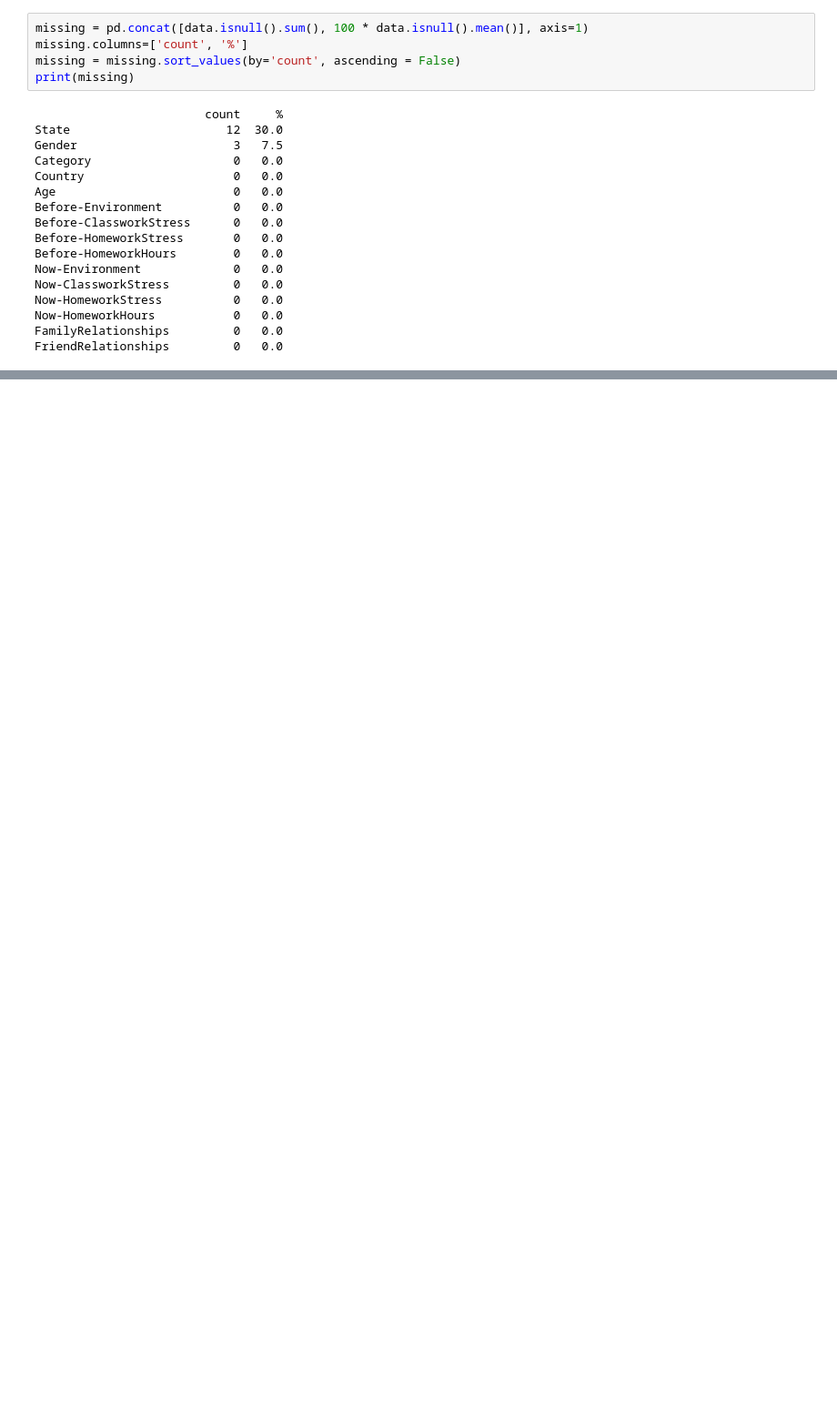
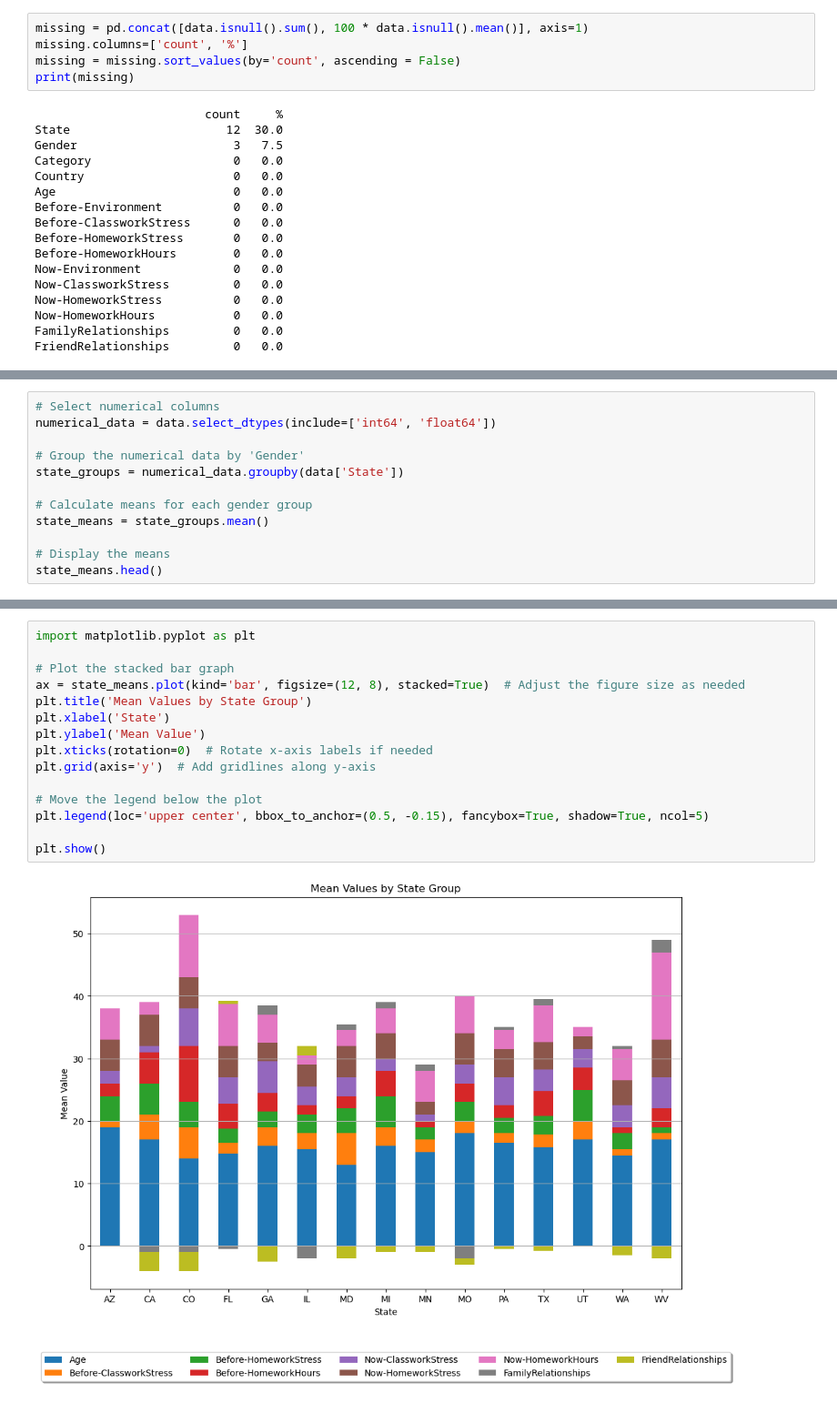
Before and after one commit to seric0619/Springboard, a Jupyter notebook: Capstone/Data-Wrangling.ipynb, the cells around one changed output, grey strips where cells are left out. Shown at 91% size. Saved outputs shown, nothing was run; the diff lists cells and outputs as text; blank space fills up the shorter version.

```diff
--- a/Capstone/Data-Wrangling.ipynb
+++ b/Capstone/Data-Wrangling.ipynb
@@ -176,0 +189,12 @@ plt.show()
+# %%
+# Select numerical columns
+numerical_data = data.select_dtypes(include=['int64', 'float64'])
+
+# Group the numerical data by 'Gender'
+state_groups = numerical_data.groupby(data['State'])
+
+# Calculate means for each gender group
+state_means = state_groups.mean()
+
+# Display the means
+state_means.head()
@@ -176,0 +209,17 @@ plt.show()
+# %%
+import matplotlib.pyplot as plt
+
+# Plot the stacked bar graph
+ax = state_means.plot(kind='bar', figsize=(12, 8), stacked=True)  # Adjust the figure size as needed
+plt.title('Mean Values by State Group')
+plt.xlabel('State')
+plt.ylabel('Mean Value')
+plt.xticks(rotation=0)  # Rotate x-axis labels if needed
+plt.grid(axis='y')  # Add gridlines along y-axis
+
+# Move the legend below the plot
+plt.legend(loc='upper center', bbox_to_anchor=(0.5, -0.15), fancybox=True, shadow=True, ncol=5)
+
+plt.show()
+# %% [output]
+[figure, added]
```
Also changed, not shown: parts of 13 cells of this notebook, 1 other file.
